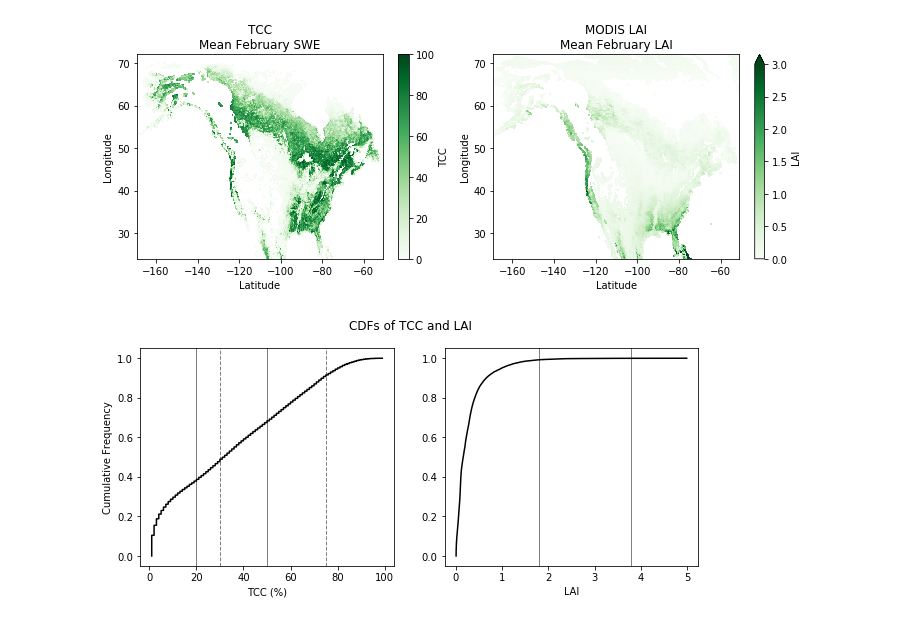
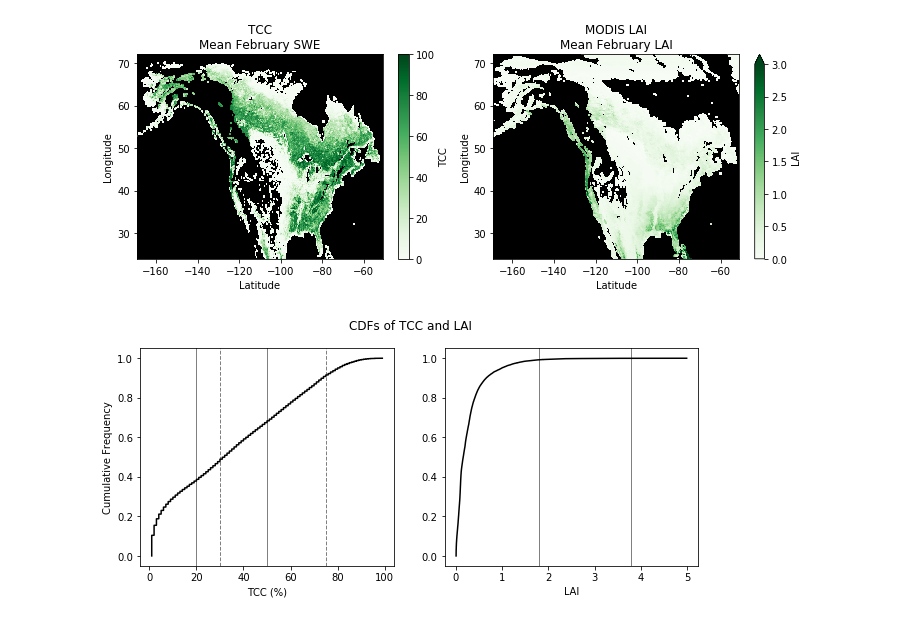
Before and after one commit to spestana/ssum, a Jupyter notebook: northamerica-tcc-plots.ipynb, the cells around one changed output. Drawn from its saved outputs; the diff is of its cells as text; code cells hidden in the pictures.

```diff
--- a/northamerica-tcc-plots.ipynb
+++ b/northamerica-tcc-plots.ipynb
@@ -80,28 +80,29 @@ lai_cdf_df.to_csv('lai_CDF.csv')
 # %%
 ### Map plots ###
 fig, ax = plt.subplots(nrows=1,ncols=2,figsize=(10,4),tight_layout=True,gridspec_kw={'width_ratios': [1, 1]})
 [ax1, ax2] = ax.ravel()
 
 # TCC map
 tcc.plot(ax=ax1, vmin=0, vmax=100, cmap='Greens', cbar_kwargs={'label': 'TCC'})
 
 # LAI map
 lai.plot(ax=ax2, vmin=0, vmax=3, cmap='Greens', cbar_kwargs={'label': 'LAI'})
 
 
 # format map plots
 ax1.set_title('TCC\nMean February SWE')
 ax2.set_title('MODIS LAI\nMean February LAI')
 
 for this_ax in ax:
     this_ax.set_ylim(24,72)
     this_ax.set_ylabel('Longitude')
     this_ax.set_xlabel('Latitude')
+    this_ax.set_facecolor("black")
 
 # save figure
 plt.savefig('northamerica-forest-maps-mountainsmasked.jpg')
 # %% [output]
-[figure, old version]
+[figure, new version]
 # %%
 ### CDF plot ###
 fig, [ax, ax2] = plt.subplots(nrows=1,ncols=2,figsize=(10,4),tight_layout=False)
```
Also changed, not shown: 6 other files.
